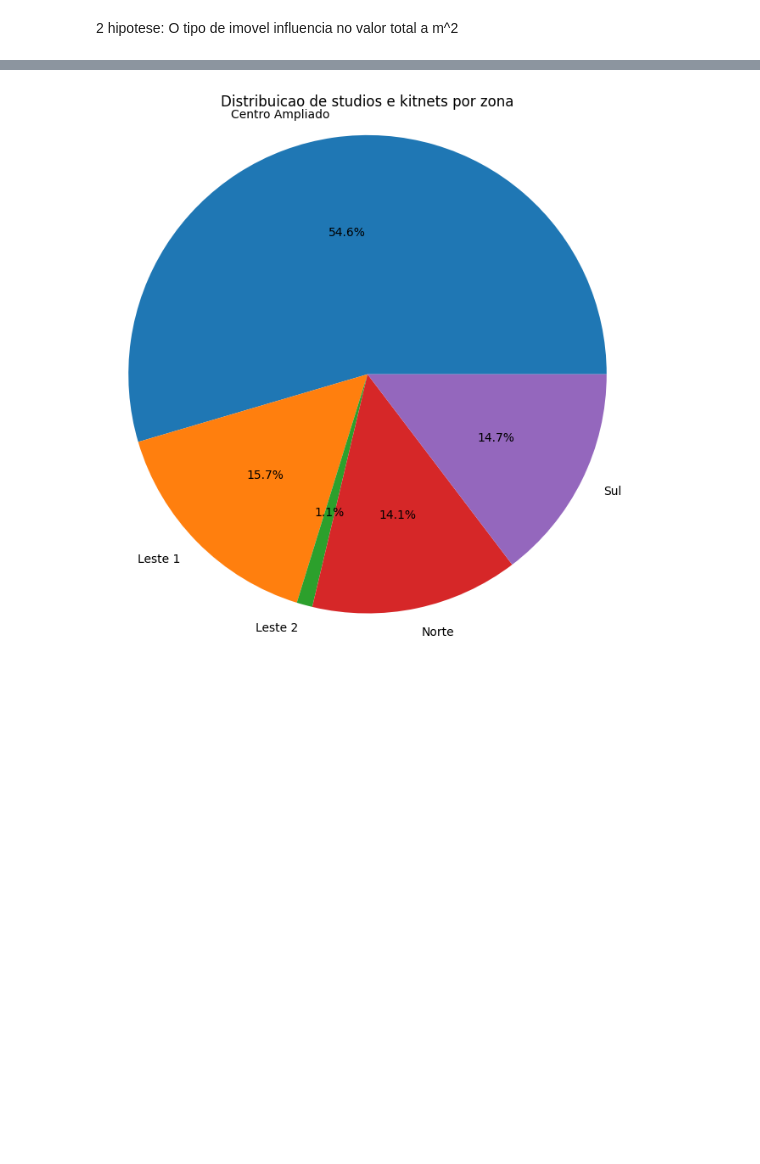
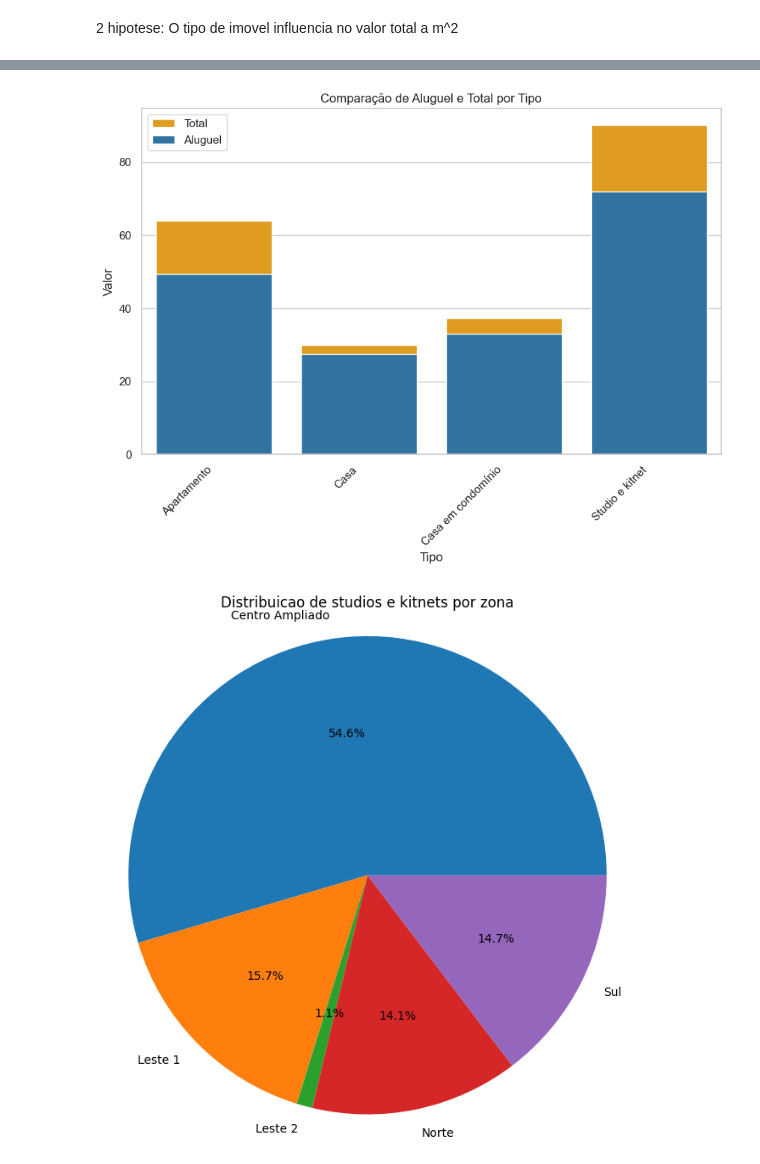
Before and after one commit to kimju03/aluguel-de-casa-em-SP, a Jupyter notebook: analise.ipynb, the cells around one changed output, grey strips where cells are left out. Cells and saved outputs as stored; diff of their text form; code cells hidden in the pictures; blank space fills up the shorter version.

```diff
--- a/analise.ipynb
+++ b/analise.ipynb
@@ -623,6 +622,8 @@ plt.show()
 # %%
 aluguel_media_type=data1.groupby('type')['aluguel/area'].mean()
 print(aluguel_media_type)
+total_media_type=data1.groupby('type')['total/area'].mean()
+print(total_media_type)
 # %% [output]
 type
 Apartamento           49.333173
@@ -642,0 +640,3 @@ plt.show()
+# %%
+data_hipotese2=pd.DataFrame({'aluguel':aluguel_media_type, 'total':total_media_type})
+data_hipotese2.head()
@@ -643,3 +650,27 @@ plt.show()
+# %%
+sns.set(style='whitegrid')
+
+# Criando o gráfico de barras
+plt.figure(figsize=(10, 6))  # Ajuste o tamanho do gráfico conforme necessário
+sns.barplot(x=data_hipotese2.index, y='total', data=data_hipotese2, color='orange', label='Total')
+sns.barplot(x=data_hipotese2.index, y='aluguel', data=data_hipotese2, color='#1f77b4', label='Aluguel')
+
+
+# Adicionando rótulos e título
+plt.xlabel('Tipo')
+plt.ylabel('Valor')
+plt.title('Comparação de Aluguel e Total por Tipo')
+
+# Girando os rótulos no eixo x para melhor visualização (opcional)
+plt.xticks(rotation=45, ha='right')
+
+# Adicionando uma legenda
+plt.legend()
+
+# Exibindo o gráfico
+plt.show()
+# %% [output]
+[figure, added]
 # %%
 # Fazer o groupby e contar as ocorrências em cada categoria
 contagem_por_zona= data1.groupby('Zona').size()
```
Also changed, not shown: parts of 8 cells of this notebook.
